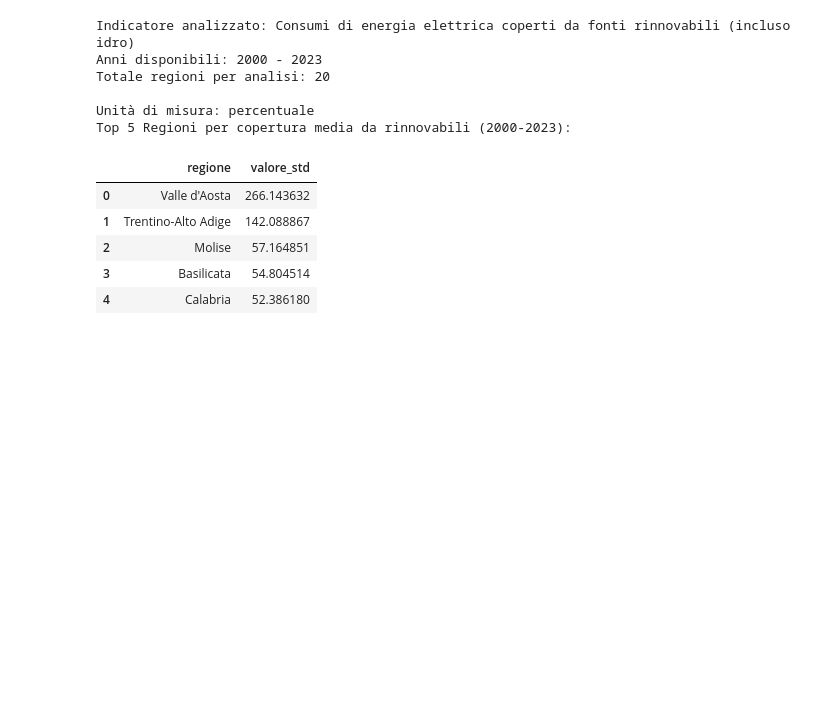
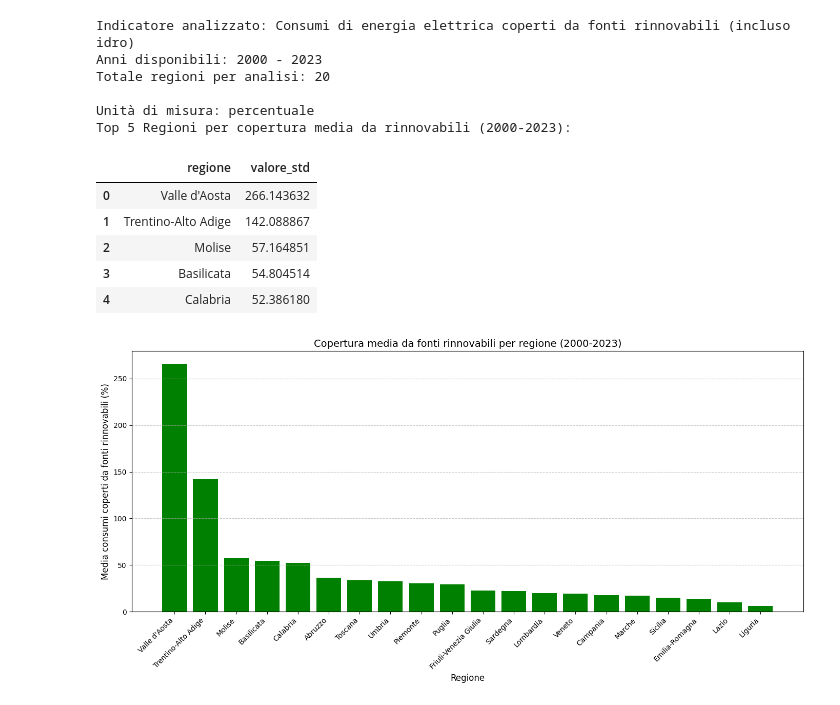
Before and after one commit to margheritabagnolini/progetto_bigdata, a Jupyter notebook: progetto_bagnolini.ipynb, the cells around one changed output. Cells and saved outputs as stored; diff of their text form; code cells hidden in the pictures; blank space fills up the shorter version.

Commit message:
Feat: region sustainability graph

```diff
--- a/progetto_bagnolini.ipynb
+++ b/progetto_bagnolini.ipynb
@@ -214,3 +215,20 @@ Top 5 Regioni per copertura media da rinnovabili (2000-2023):
 | 2 | Molise | 57.164851 |
 | 3 | Basilicata | 54.804514 |
 | 4 | Calabria | 52.386180 |
+# %%
+# 8. Visualizzazione Grafico
+
+# Creiamo il grafico a barre, ordinato per la media del valore
+plt.figure(figsize=(14, 7))
+plt.bar(df_analisi_media_regionale['regione'], df_analisi_media_regionale['valore_std'], color='green')
+
+# Formattazione
+plt.xticks(rotation=45, ha='right', fontsize=10)
+plt.title(f"Copertura media da fonti rinnovabili per regione ({df_analisi['anno'].min()}-{df_analisi['anno'].max()})", fontsize=14)
+plt.ylabel("Media consumi coperti da fonti rinnovabili (%)", fontsize=12)
+plt.xlabel("Regione", fontsize=12)
+plt.grid(axis='y', linestyle='--', alpha=0.7)
+plt.tight_layout()
+plt.show()
+# %% [output]
+[figure, added]
```
Also changed, not shown: parts of 1 cell of this notebook, 1 other file.
